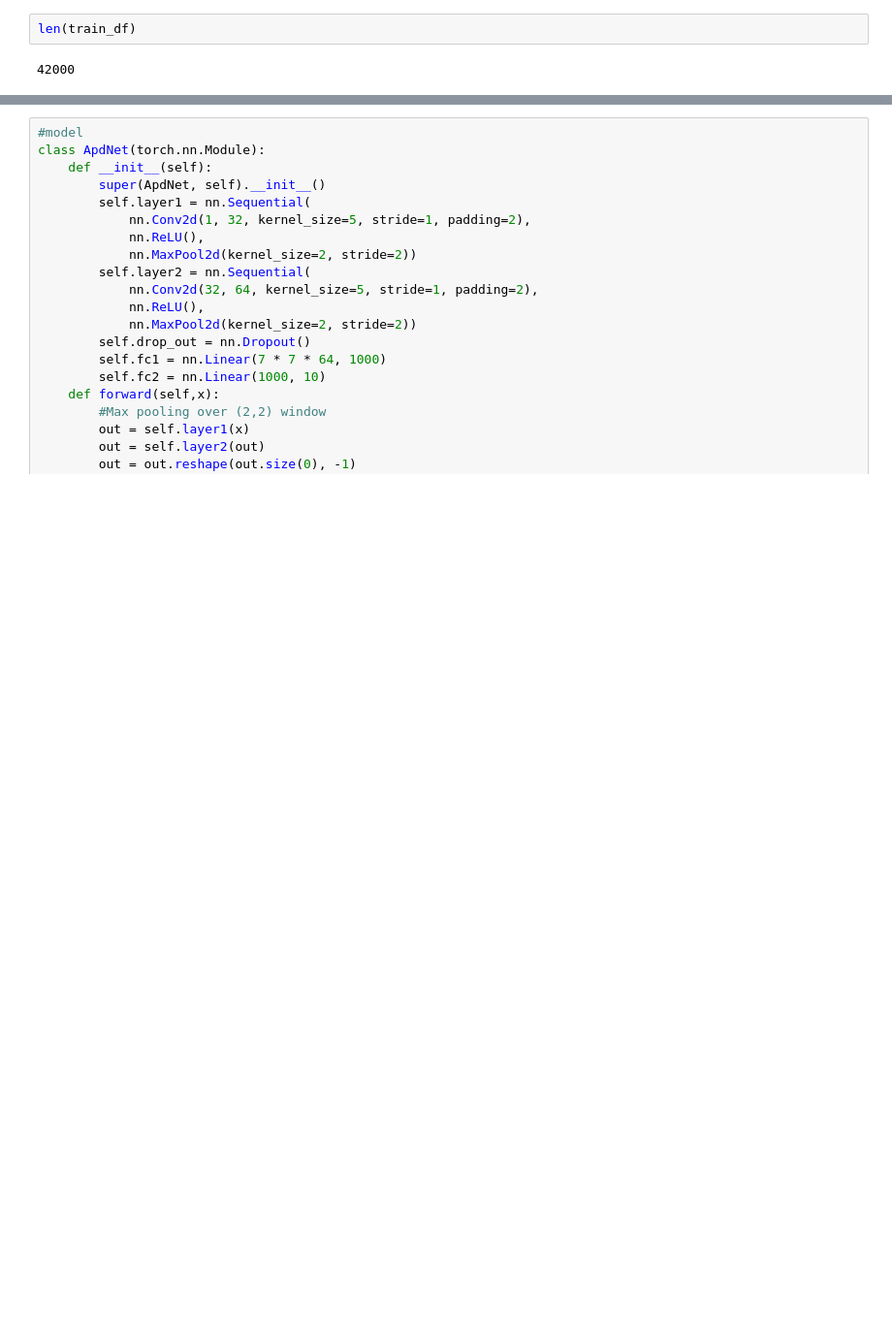
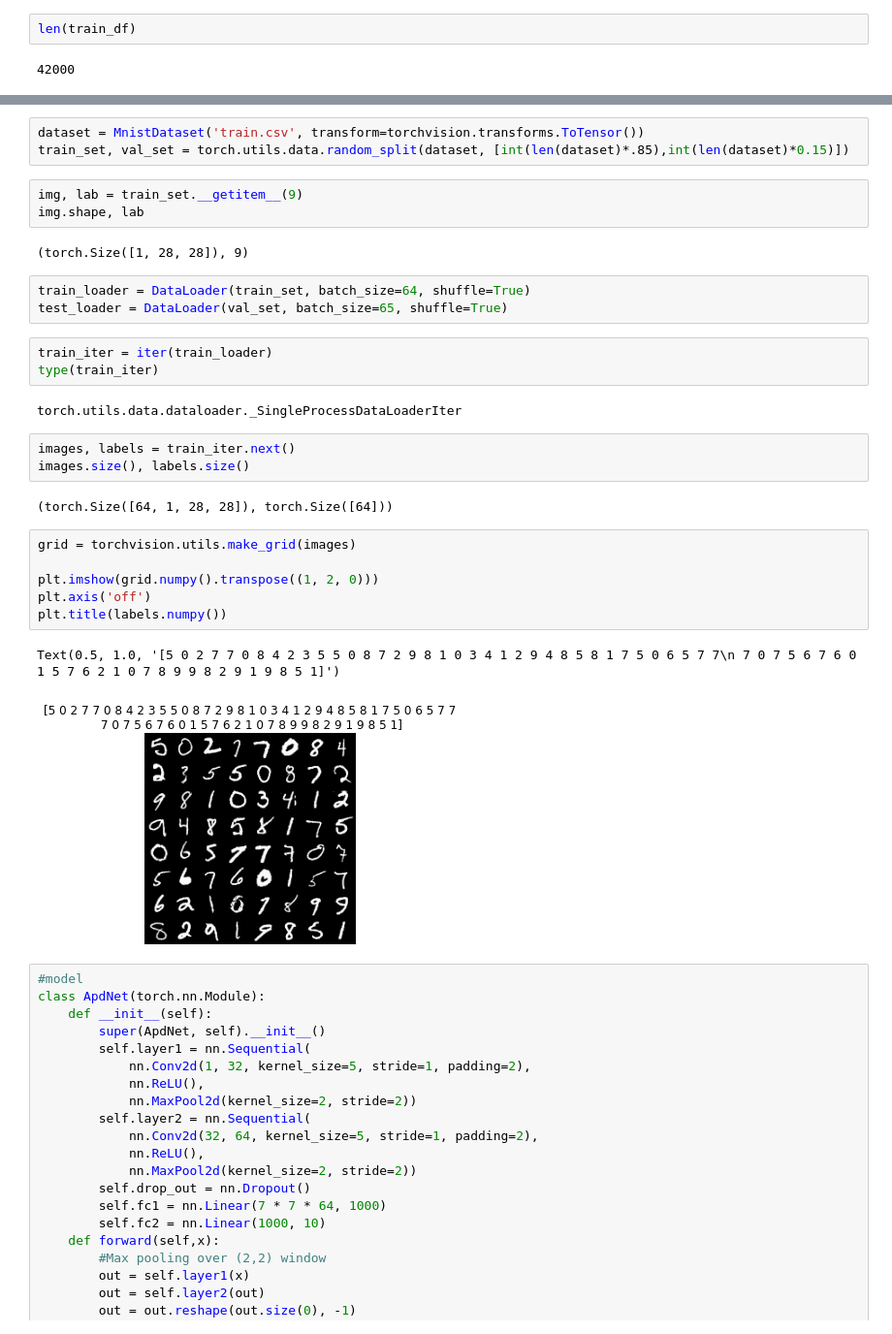
Before and after one commit to demattosanthony/kaggle, a Jupyter notebook: mnist/01_mnist_cnn.ipynb, the cells around one changed output, grey strips where cells are left out. Shown at 97% size. Drawn from its saved outputs; the diff is of its cells as text; blank space fills up the shorter version.

Commit message:
using datasets and dataloader

```diff
--- a/mnist/01_mnist_cnn.ipynb
+++ b/mnist/01_mnist_cnn.ipynb
@@ -61,3 +53,33 @@ Y_train.shape,X_train.shape
+# %%
+dataset = MnistDataset('train.csv', transform=torchvision.transforms.ToTensor())
+train_set, val_set = torch.utils.data.random_split(dataset, [int(len(dataset)*.85),int(len(dataset)*0.15)])
+# %%
+img, lab = train_set.__getitem__(9)
+img.shape, lab
+# %% [output]
+(torch.Size([1, 28, 28]), 9)
+# %%
+train_loader = DataLoader(train_set, batch_size=64, shuffle=True)
+test_loader = DataLoader(val_set, batch_size=65, shuffle=True)
+# %%
+train_iter = iter(train_loader)
+type(train_iter)
+# %% [output]
+torch.utils.data.dataloader._SingleProcessDataLoaderIter
+# %%
+images, labels = train_iter.next()
+images.size(), labels.size()
+# %% [output]
+(torch.Size([64, 1, 28, 28]), torch.Size([64]))
+# %%
+grid = torchvision.utils.make_grid(images)
+
+plt.imshow(grid.numpy().transpose((1, 2, 0)))
+plt.axis('off')
+plt.title(labels.numpy())
+# %% [output]
+Text(0.5, 1.0, '[5 0 2 7 7 0 8 4 2 3 5 5 0 8 7 2 9 8 1 0 3 4 1 2 9 4 8 5 8 1 7 5 0 6 5 7 7\n 7 0 7 5 6 7 6 0 1 5 7 6 2 1 0 7 8 9 9 8 2 9 1 9 8 5 1]')
+[figure, added]
 # %%
 #model
 class ApdNet(torch.nn.Module):
```
Also changed, not shown: parts of 9 cells of this notebook, 1 other file.
